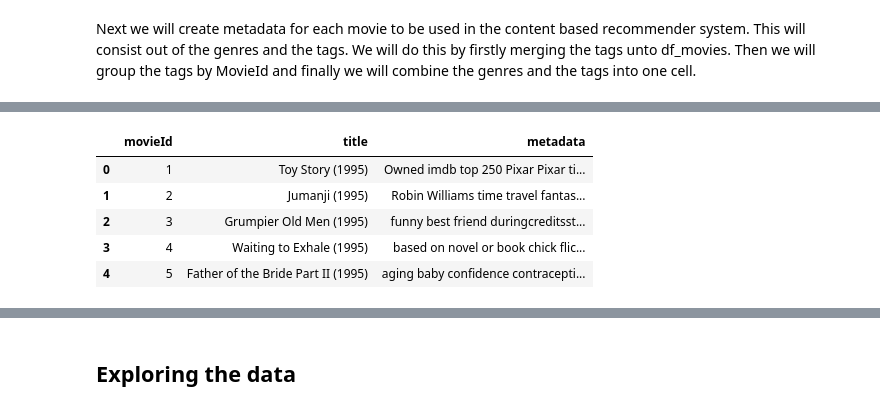
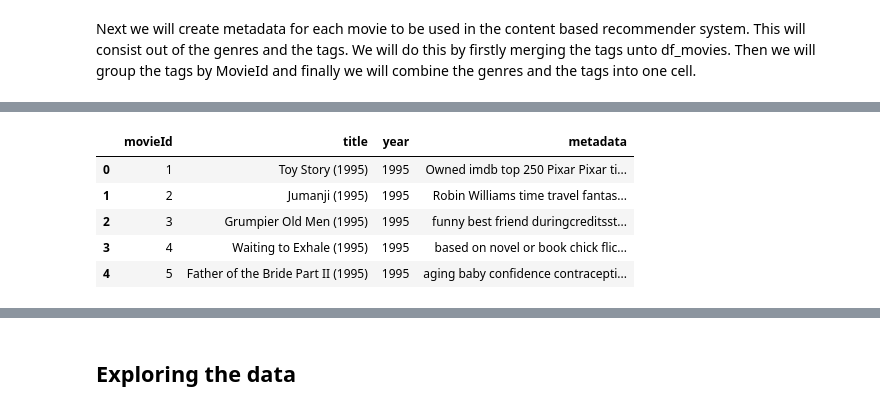
Before and after one commit to stanjaak123/Netflix-Recommender-using-Unsupervised-Machine-Learning-Clustering-, a Jupyter notebook: Netflix Recommender System.ipynb, the cells around one changed output, grey strips where cells are left out. Saved outputs shown, nothing was run; the diff lists cells and outputs as text; code cells hidden in the pictures.

```diff
--- a/Netflix Recommender System.ipynb
+++ b/Netflix Recommender System.ipynb
@@ -266,16 +239,16 @@ df_mixed.head(3)
 # %%
 # Grouping the tags by the movieId
 df_mixed.fillna("", inplace=True)
 df_mixed = pd.DataFrame(df_mixed.groupby('movieId')['tag'].apply(lambda x: "%s" % ' '.join(x)))
 df_final = pd.merge(df_movies, df_mixed, on='movieId', how='left')
 
-#Concatenating the tags and the genres as our metadata
+# Concatenating the tags and the genres as our metadata
 df_final['metadata'] = df_final[['tag', 'genres']].apply(lambda x: ' '.join(x), axis = 1)
-df_final[['movieId','title','metadata']].head()
+df_final[['movieId','title','year', 'metadata']].head()
 # %% [output]
-|  | movieId | title | metadata |
-| 0 | 1 | Toy Story (1995) | Owned imdb top 250 Pixar Pixar ti... |
-| 1 | 2 | Jumanji (1995) | Robin Williams time travel fantas... |
-| 2 | 3 | Grumpier Old Men (1995) | funny best friend duringcreditsst... |
-| 3 | 4 | Waiting to Exhale (1995) | based on novel or book chick flic... |
-| 4 | 5 | Father of the Bride Part II (1995) | aging baby confidence contracepti... |
+|  | movieId | title | year | metadata |
+| 0 | 1 | Toy Story (1995) | 1995 | Owned imdb top 250 Pixar Pixar ti... |
+| 1 | 2 | Jumanji (1995) | 1995 | Robin Williams time travel fantas... |
+| 2 | 3 | Grumpier Old Men (1995) | 1995 | funny best friend duringcreditsst... |
+| 3 | 4 | Waiting to Exhale (1995) | 1995 | based on novel or book chick flic... |
+| 4 | 5 | Father of the Bride Part II (1995) | 1995 | aging baby confidence contracepti... |
```
Also changed, not shown: parts of 89 cells of this notebook, 1 other file.
